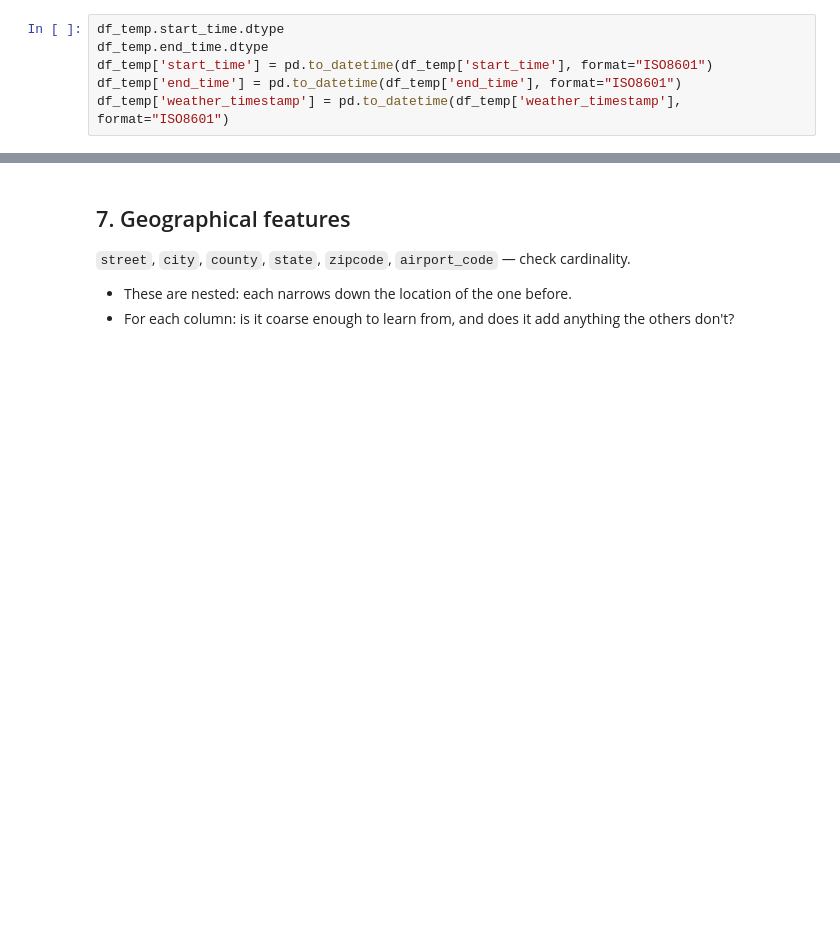
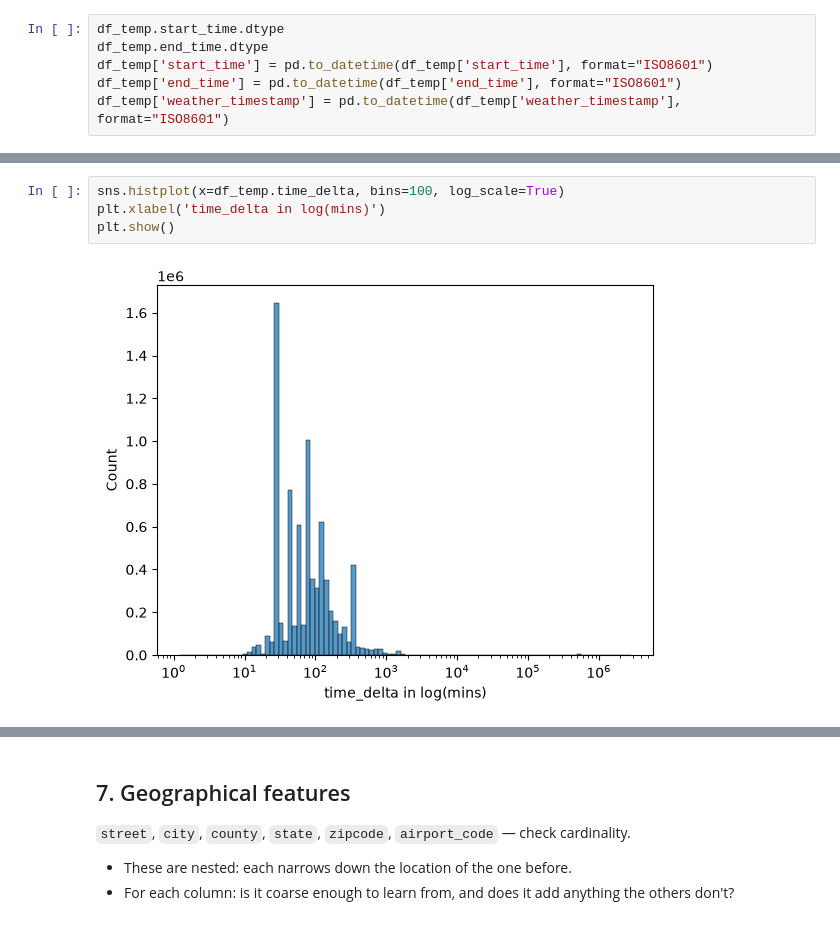
Before and after one commit to jag5m33/py_acc, a Jupyter notebook: pypharm_eda/notebooks/eda.ipynb, the cells around one changed output, grey strips where cells are left out. Saved outputs shown, nothing was run; the diff lists cells and outputs as text; blank space fills up the shorter version.

```diff
--- a/pypharm_eda/notebooks/eda.ipynb
+++ b/pypharm_eda/notebooks/eda.ipynb
@@ -757,3 +758,9 @@ np.float64(3659.5997431270503)
+# %%
+sns.histplot(x=df_temp.time_delta, bins=100, log_scale=True)
+plt.xlabel('time_delta in log(mins)')
+plt.show()
+# %% [output]
+[figure, added]
 # %%
 df_temp.columns
 # %% [output]
```
Also changed, not shown: parts of 111 cells of this notebook, 2 other files.
